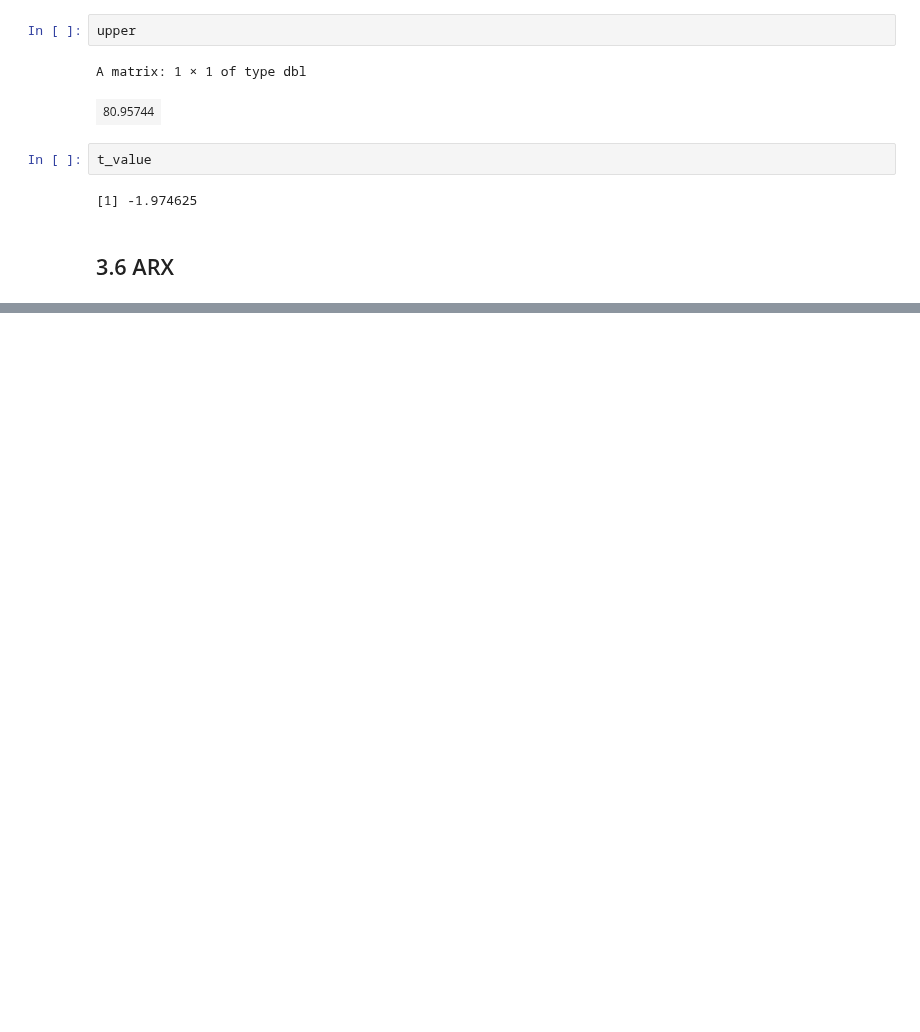
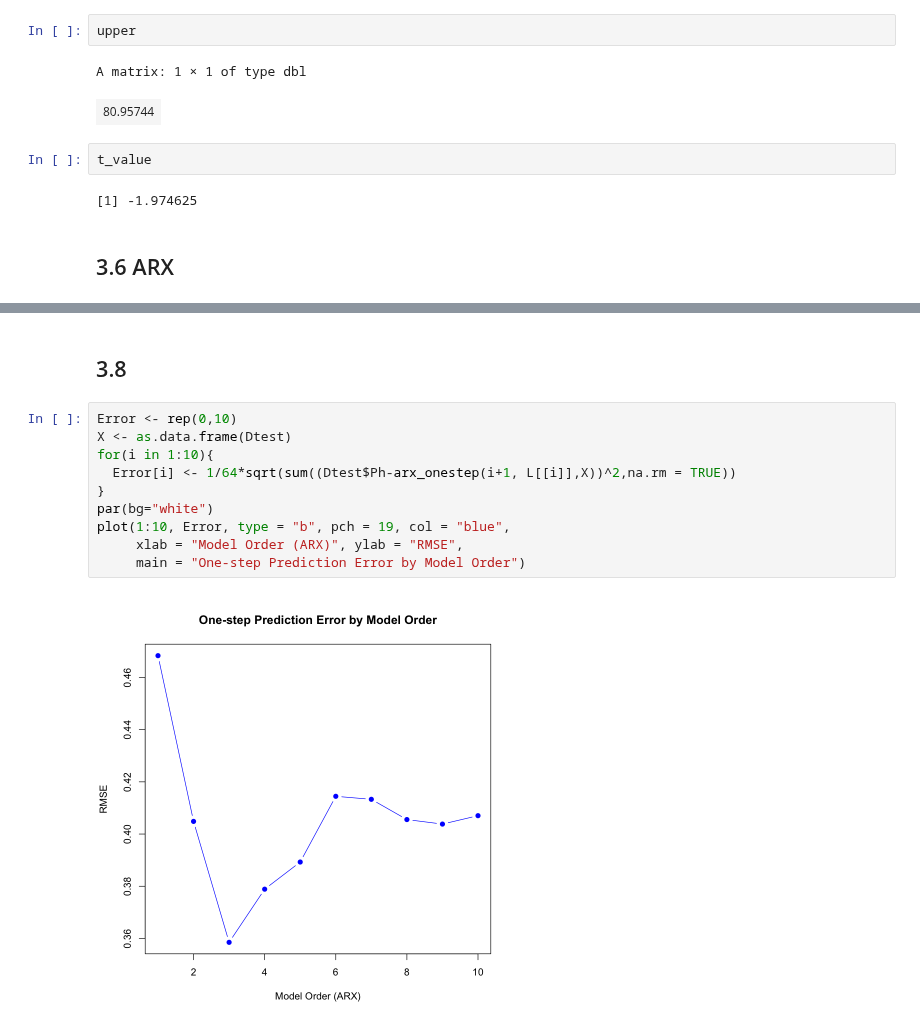
Before and after one commit to mathilderask/TimeSeriesAnalysis, a Jupyter notebook: Assig3/opg_3_oia.ipynb, the cells around one changed output, grey strips where cells are left out. Drawn from its saved outputs; the diff is of its cells as text; blank space fills up the shorter version.

```diff
--- a/Assig3/opg_3_oia.ipynb
+++ b/Assig3/opg_3_oia.ipynb
@@ -297,0 +366,14 @@ t_value
+# %% [markdown]
+## 3.8
+# %%
+Error <- rep(0,10)
+X <- as.data.frame(Dtest)
+for(i in 1:10){
+  Error[i] <- 1/64*sqrt(sum((Dtest$Ph-arx_onestep(i+1, L[[i]],X))^2,na.rm = TRUE))
+}
+par(bg="white")
+plot(1:10, Error, type = "b", pch = 19, col = "blue",
+     xlab = "Model Order (ARX)", ylab = "RMSE",
+     main = "One-step Prediction Error by Model Order")
+# %% [output]
+[figure, added]
```
Also changed, not shown: parts of 13 cells of this notebook, 6 other files.
